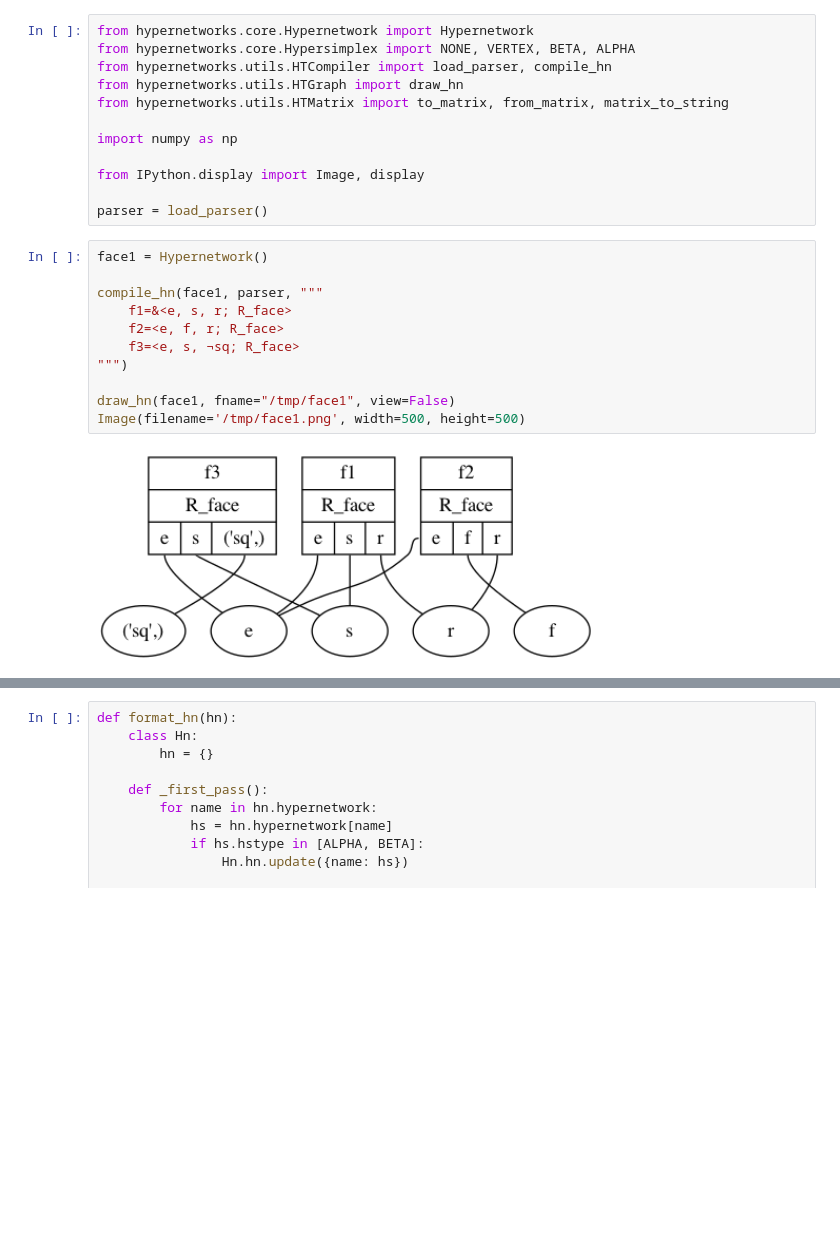
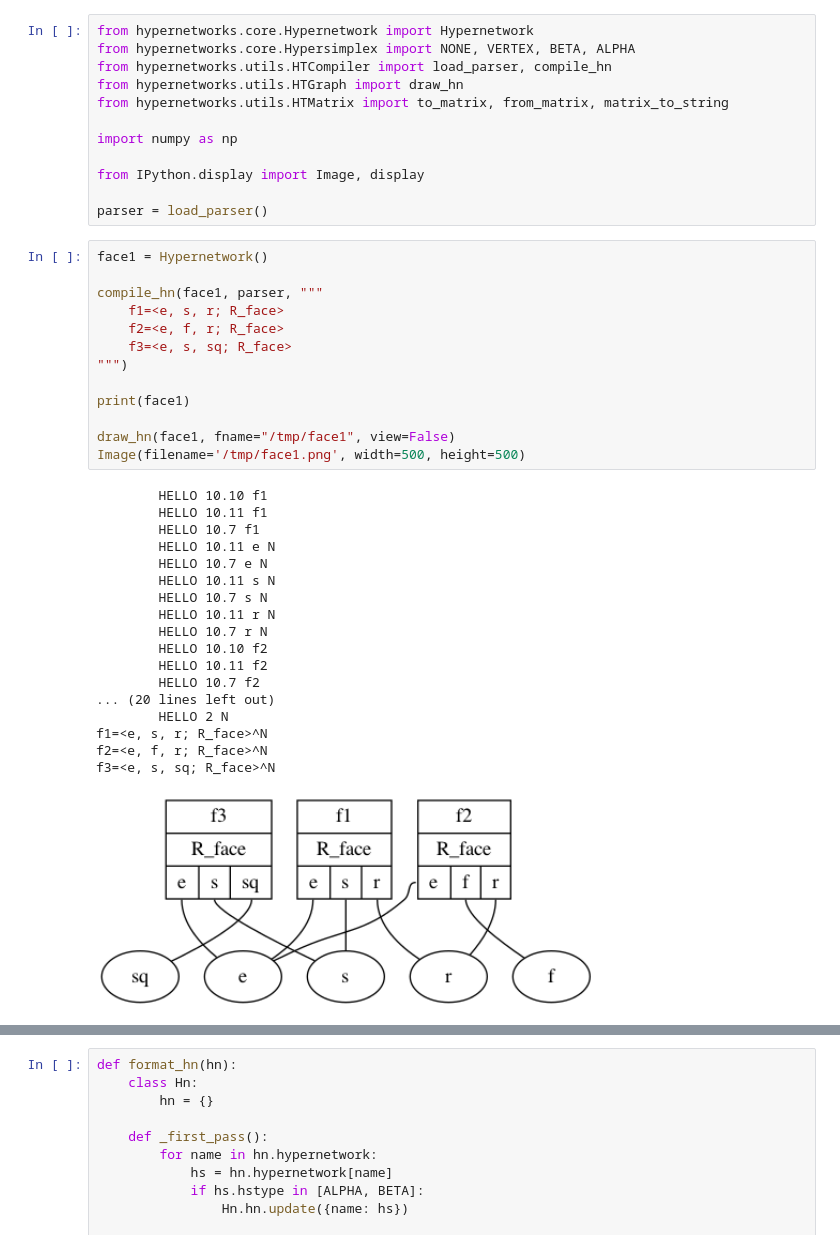
Before and after one commit to rdchar/Hora, a Jupyter notebook: examples/Faces.ipynb, the cells around one changed output, grey strips where cells are left out. Cells and saved outputs as stored; diff of their text form; blank space fills up the shorter version.

```diff
--- a/examples/Faces.ipynb
+++ b/examples/Faces.ipynb
@@ -15,16 +15,35 @@ parser = load_parser()
 # %%
 face1 = Hypernetwork()
 
 compile_hn(face1, parser, """
-    f1=&<e, s, r; R_face>
+    f1=<e, s, r; R_face>
     f2=<e, f, r; R_face>
-    f3=<e, s, ¬sq; R_face>
+    f3=<e, s, sq; R_face>
 """)
+
+print(face1)
 
 draw_hn(face1, fname="/tmp/face1", view=False)
 Image(filename='/tmp/face1.png', width=500, height=500)
 # %% [output]
+        HELLO 10.10 f1
+        HELLO 10.11 f1
+        HELLO 10.7 f1
+        HELLO 10.11 e N
+        HELLO 10.7 e N
+        HELLO 10.11 s N
+        HELLO 10.7 s N
+        HELLO 10.11 r N
+        HELLO 10.7 r N
+        HELLO 10.10 f2
+        HELLO 10.11 f2
+        HELLO 10.7 f2
+... (20 lines left out)
+        HELLO 2 N
+f1=<e, s, r; R_face>^N
+f2=<e, f, r; R_face>^N
+f3=<e, s, sq; R_face>^N
-[figure, old version]
+[figure, new version]
 # %%
 # print(face1)
 
```
Also changed, not shown: parts of 3 cells of this notebook, 6 other files.
